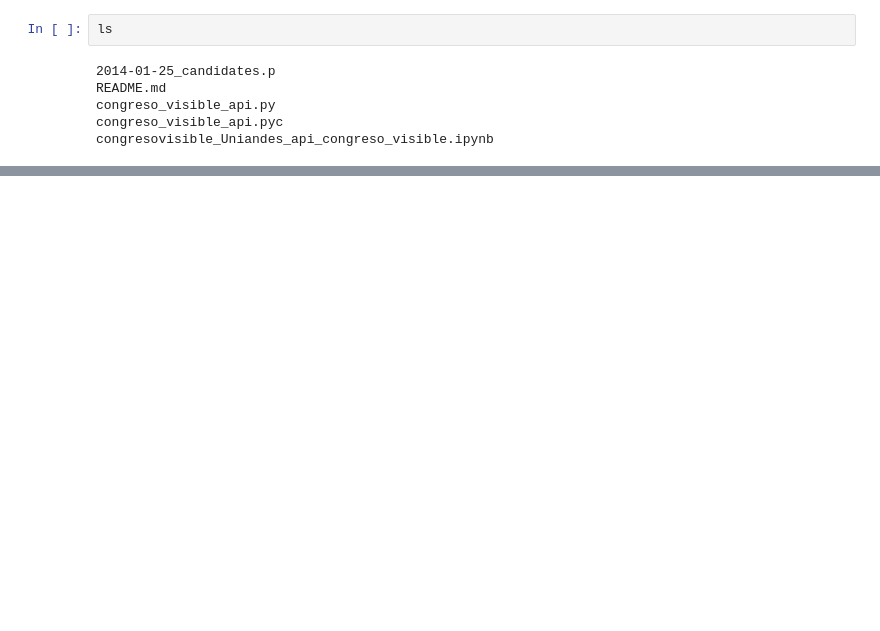
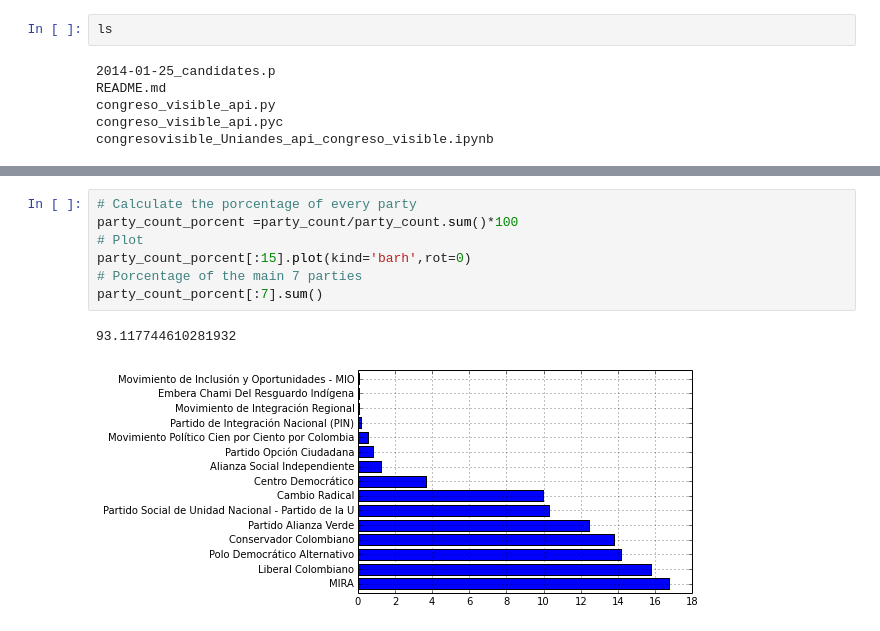
Before and after one commit to jfosorio/congresovisible, a Jupyter notebook: congresovisible_Uniandes_api_congreso_visible.ipynb, the cells around one changed output, grey strips where cells are left out. Cells and saved outputs as stored; diff of their text form; blank space fills up the shorter version.

```diff
--- a/congresovisible_Uniandes_api_congreso_visible.ipynb
+++ b/congresovisible_Uniandes_api_congreso_visible.ipynb
@@ -90,0 +82,10 @@ investigaciones
+# %%
+# Calculate the porcentage of every party
+party_count_porcent =party_count/party_count.sum()*100
+# Plot
+party_count_porcent[:15].plot(kind='barh',rot=0)
+# Porcentage of the main 7 parties
+party_count_porcent[:7].sum()
+# %% [output]
+93.117744610281932
+[figure, added]
```
Also changed, not shown: parts of 30 cells of this notebook, 1 other file.
